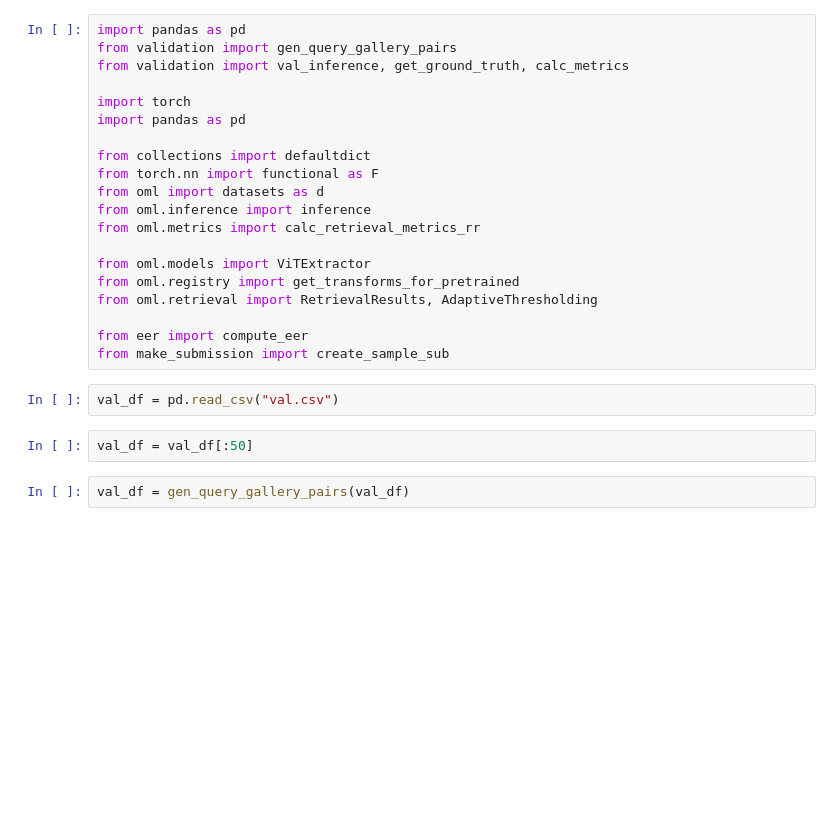
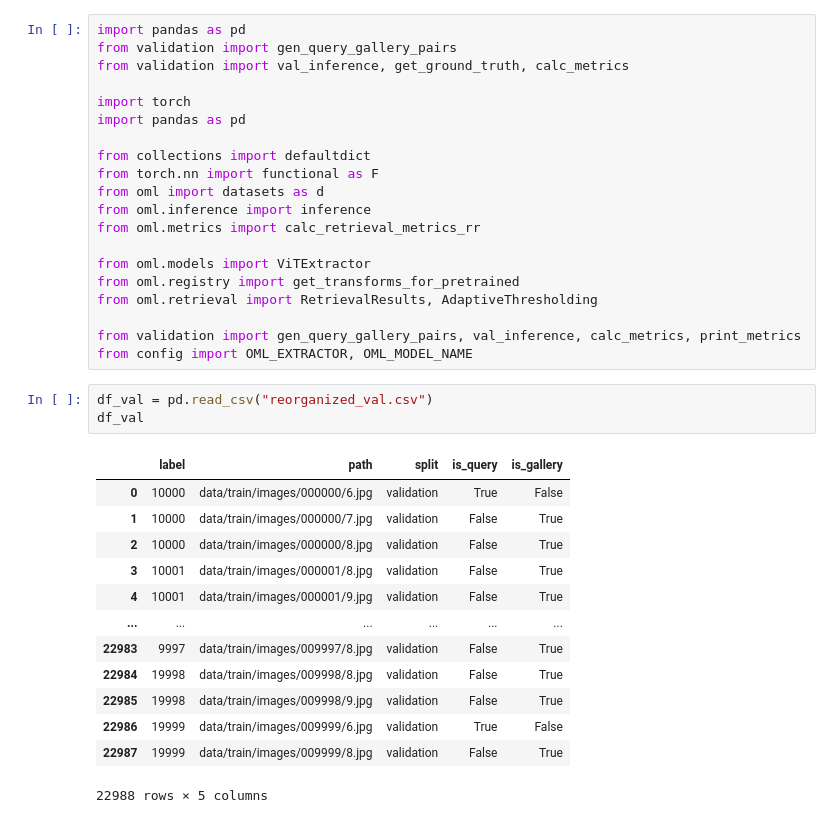
Before and after one commit to Tishran/deepfake-resistant-face-recognition, a Jupyter notebook: playground.ipynb, the cells around one changed output. Cells and saved outputs as stored; diff of their text form; blank space fills up the shorter version.

```diff
--- a/playground.ipynb
+++ b/playground.ipynb
@@ -16,11 +16,22 @@ from oml.models import ViTExtractor
 from oml.registry import get_transforms_for_pretrained
 from oml.retrieval import RetrievalResults, AdaptiveThresholding
 
-from eer import compute_eer
-from make_submission import create_sample_sub
+from validation import gen_query_gallery_pairs, val_inference, calc_metrics, print_metrics
+from config import OML_EXTRACTOR, OML_MODEL_NAME
 # %%
-val_df = pd.read_csv("val.csv")
+df_val = pd.read_csv("reorganized_val.csv")
+df_val
+# %% [output]
+|  | label | path | split | is_query | is_gallery |
+| 0 | 10000 | data/train/images/000000/6.jpg | validation | True | False |
+| 1 | 10000 | data/train/images/000000/7.jpg | validation | False | True |
+| 2 | 10000 | data/train/images/000000/8.jpg | validation | False | True |
+| 3 | 10001 | data/train/images/000001/8.jpg | validation | False | True |
+| 4 | 10001 | data/train/images/000001/9.jpg | validation | False | True |
+| ... | ... | ... | ... | ... | ... |
+| 22983 | 9997 | data/train/images/009997/8.jpg | validation | False | True |
+| 22984 | 19998 | data/train/images/009998/8.jpg | validation | False | True |
+| 22985 | 19998 | data/train/images/009998/9.jpg | validation | False | True |
+| 22986 | 19999 | data/train/images/009999/6.jpg | validation | True | False |
+| 22987 | 19999 | data/train/images/009999/8.jpg | validation | False | True |
+22988 rows × 5 columns
-# %%
-val_df = val_df[:50]
-# %%
-val_df = gen_query_gallery_pairs(val_df)
```
Also changed, not shown: parts of 7 cells of this notebook, 10 other files.
